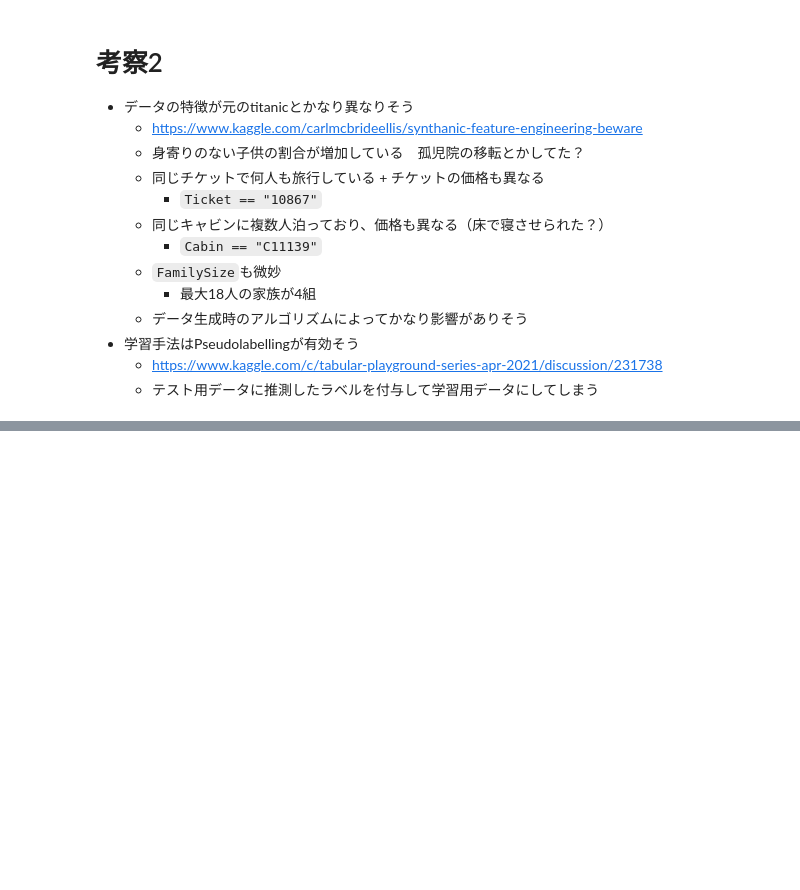
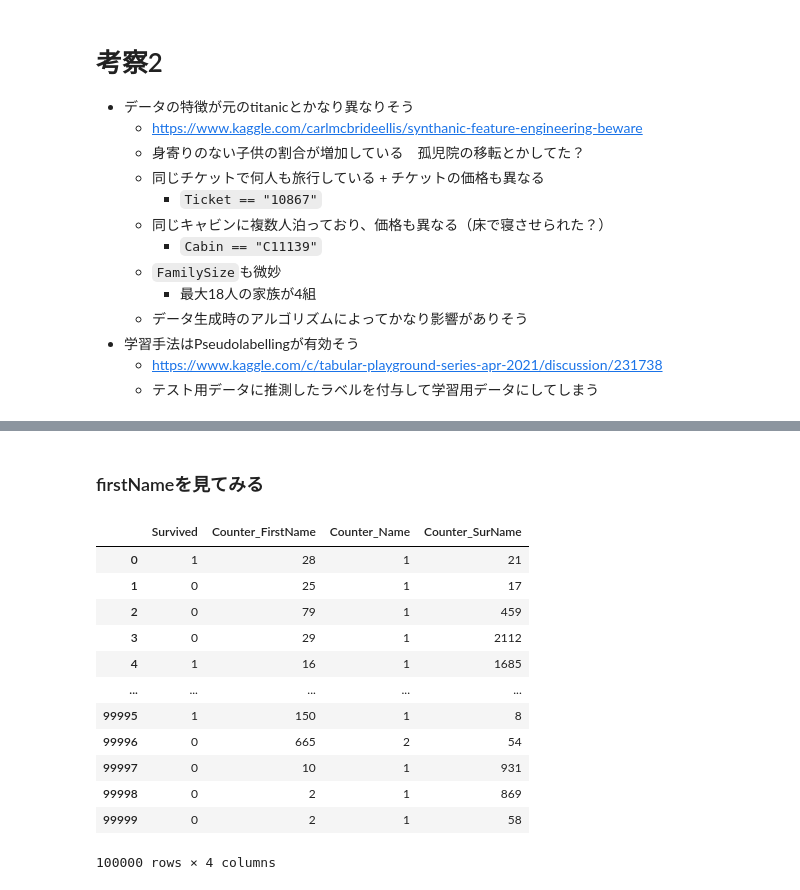
Before and after one commit to kitakou0313/titanic, a Jupyter notebook: tabular/eda.ipynb, the cells around one changed output, grey strips where cells are left out. Saved outputs shown, nothing was run; the diff lists cells and outputs as text; code cells hidden in the pictures; blank space fills up the shorter version.

```diff
--- a/tabular/eda.ipynb
+++ b/tabular/eda.ipynb
@@ -112,0 +111,2 @@ train.profile_report()
+# %% [markdown]
+### firstNameを見てみる
@@ -112,0 +127,16 @@ train.profile_report()
+# %%
+train[["Survived", "Counter_FirstName", "Counter_Name", "Counter_SurName"]]
+# %% [output]
+|  | Survived | Counter_FirstName | Counter_Name | Counter_SurName |
+| 0 | 1 | 28 | 1 | 21 |
+| 1 | 0 | 25 | 1 | 17 |
+| 2 | 0 | 79 | 1 | 459 |
+| 3 | 0 | 29 | 1 | 2112 |
+| 4 | 1 | 16 | 1 | 1685 |
+| ... | ... | ... | ... | ... |
+| 99995 | 1 | 150 | 1 | 8 |
+| 99996 | 0 | 665 | 2 | 54 |
+| 99997 | 0 | 10 | 1 | 931 |
+| 99998 | 0 | 2 | 1 | 869 |
+| 99999 | 0 | 2 | 1 | 58 |
+100000 rows × 4 columns
```
Also changed, not shown: parts of 9 cells of this notebook.
